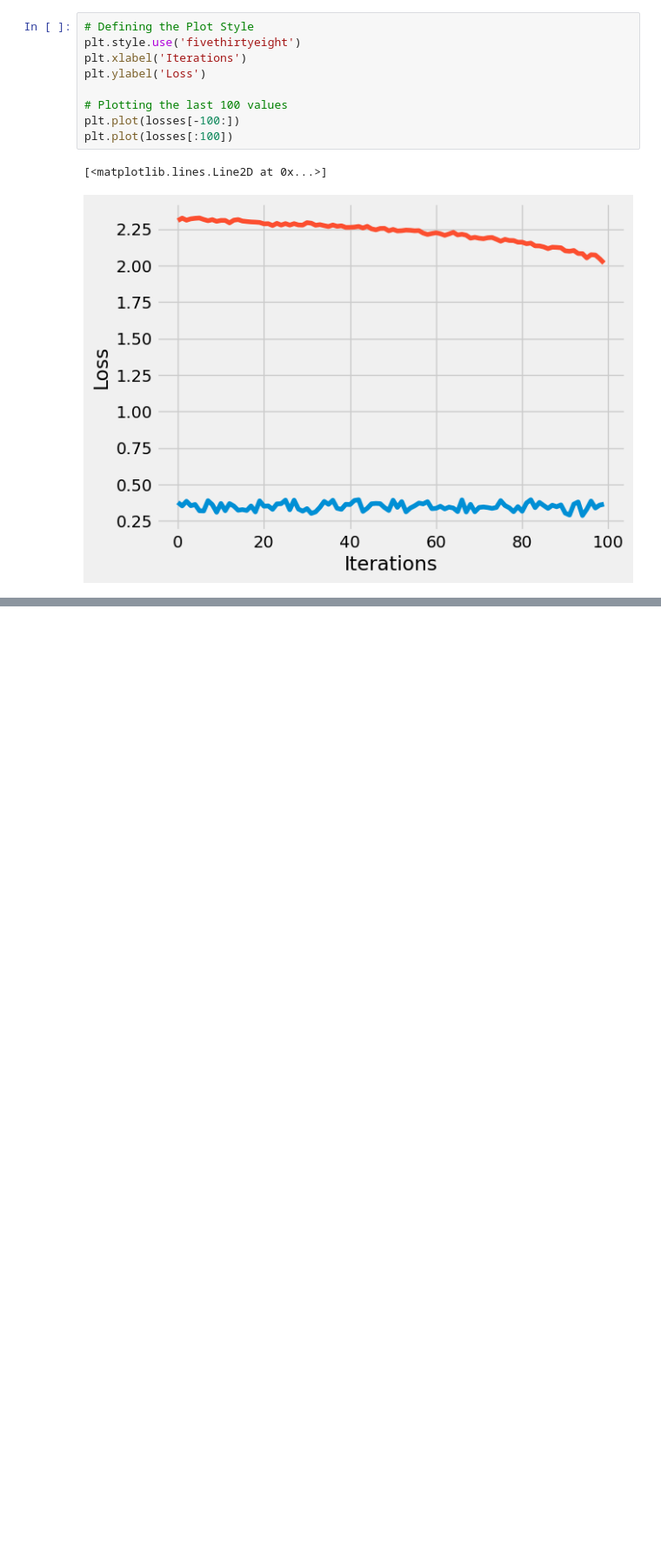
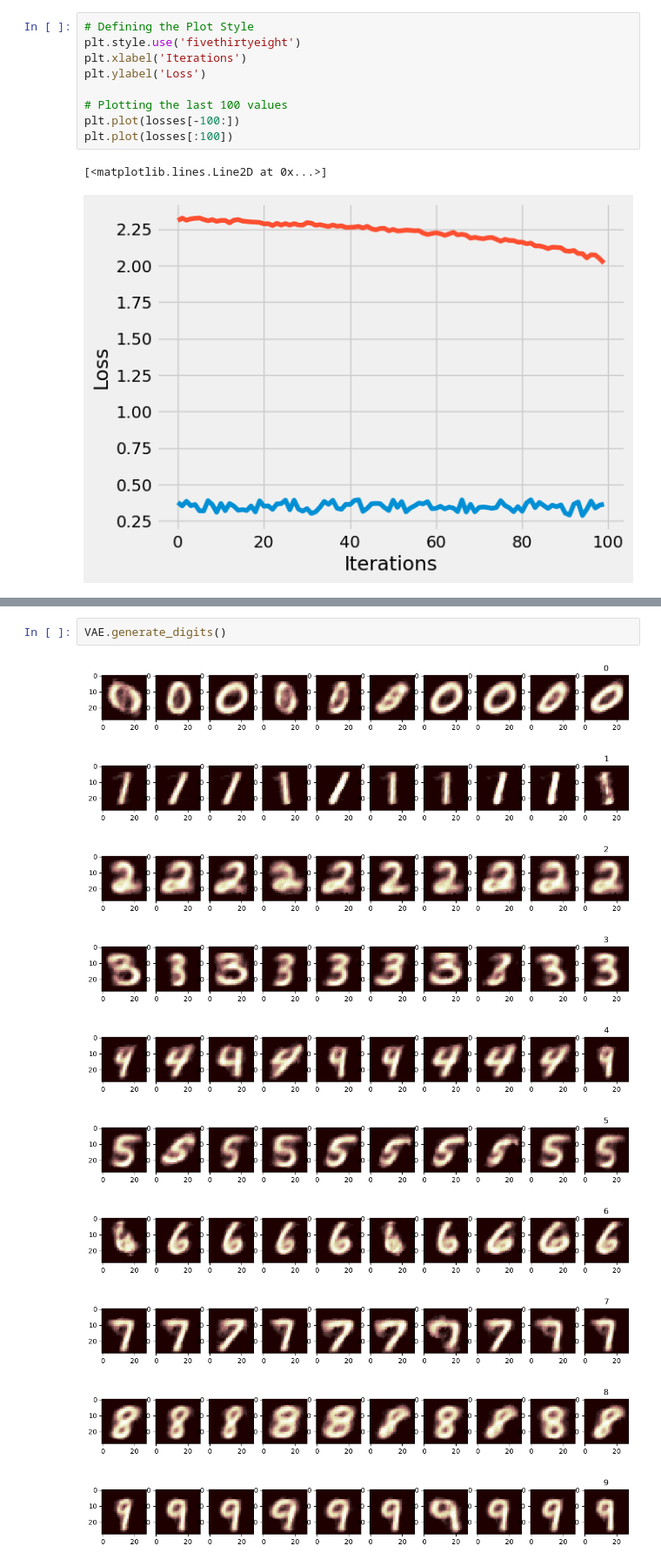
Before and after one commit to jetark/autoencoders, a Jupyter notebook: cvae.ipynb, the cells around one changed output, grey strips where cells are left out. Shown at 87% size. Drawn from its saved outputs; the diff is of its cells as text; blank space fills up the shorter version.

```diff
--- a/cvae.ipynb
+++ b/cvae.ipynb
@@ -233,0 +258,13 @@ plt.imshow(img.detach().reshape(28,28), cmap='pink')
+# %%
+VAE.generate_digits()
+# %% [output]
+[figure, added]
+[figure, added]
+[figure, added]
+[figure, added]
+[figure, added]
+[figure, added]
+[figure, added]
+[figure, added]
+[figure, added]
+[figure, added]
```
Also changed, not shown: parts of 4 cells of this notebook, 1 other file.
